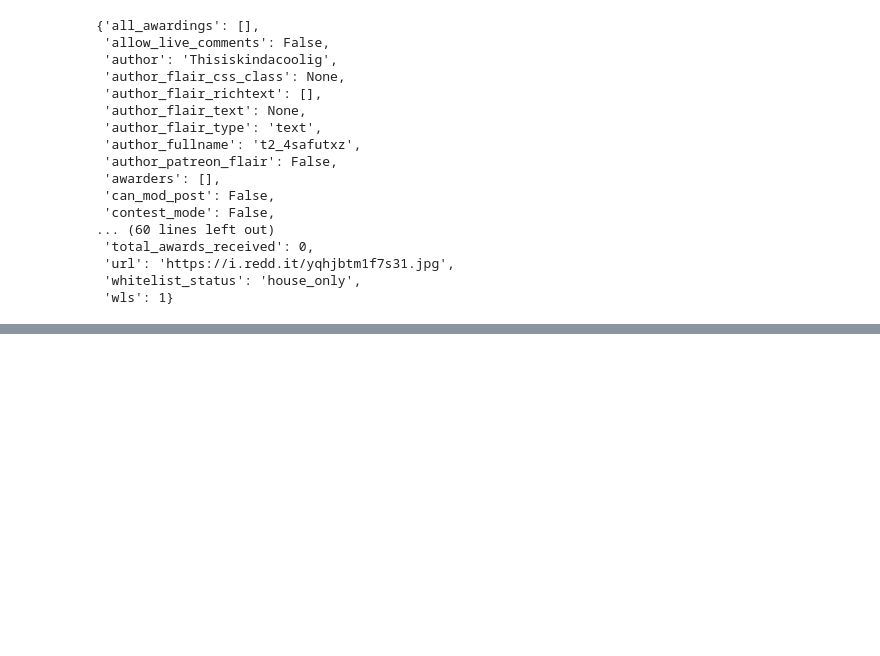
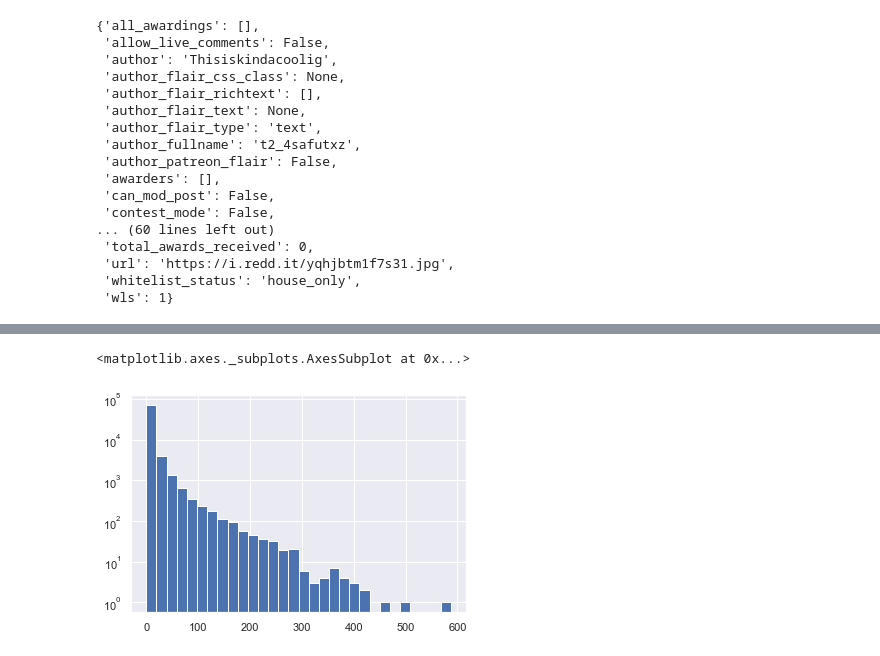
Before and after one commit to MichiganDataScienceTeam/F19-RateMe, a Jupyter notebook: notebooks/naitian-data-collection.ipynb, the cells around one changed output, grey strips where cells are left out. Saved outputs shown, nothing was run; the diff lists cells and outputs as text; code cells hidden in the pictures; blank space fills up the shorter version.

Commit message:
Data Poking

```diff
--- a/notebooks/naitian-data-collection.ipynb
+++ b/notebooks/naitian-data-collection.ipynb
@@ -125,3 +125,8 @@ posts[0]
  'url': 'https://i.redd.it/yqhjbtm1f7s31.jpg',
  'whitelist_status': 'house_only',
  'wls': 1}
+# %%
+import pickle as pkl
+
+posts = pkl.load(open("../data/posts_since_2018.pkl", "rb"))
+comments = pkl.load(open("../data/comments_since_2018.pkl", "rb"))
@@ -127,0 +173,5 @@ posts[0]
+# %%
+import pandas as pd
+import matplotlib.pyplot as plt
+import seaborn as sns
+sns.set()
@@ -127,0 +180,2 @@ posts[0]
+# %%
+df = json_normalize(posts)
@@ -127,0 +194,5 @@ posts[0]
+# %%
+df['num_comments'].hist(bins=30, log=True)
+# %% [output]
+<matplotlib.axes._subplots.AxesSubplot at 0x...>
+[figure, added]
```
Also changed, not shown: parts of 18 cells of this notebook.
